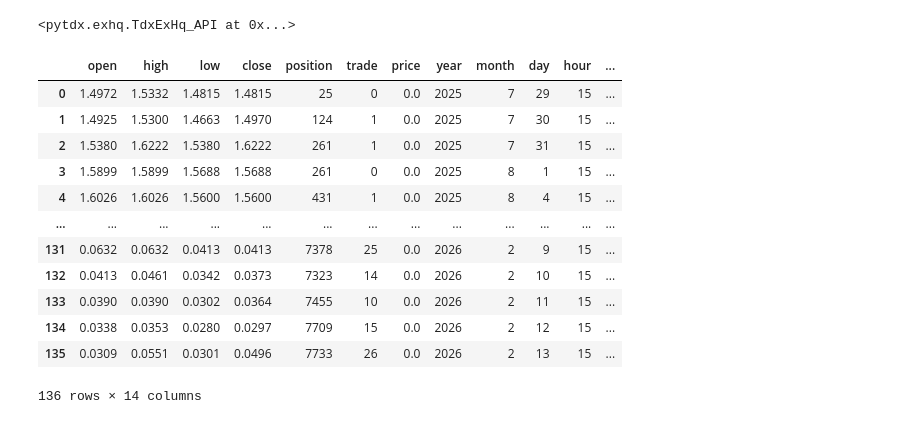
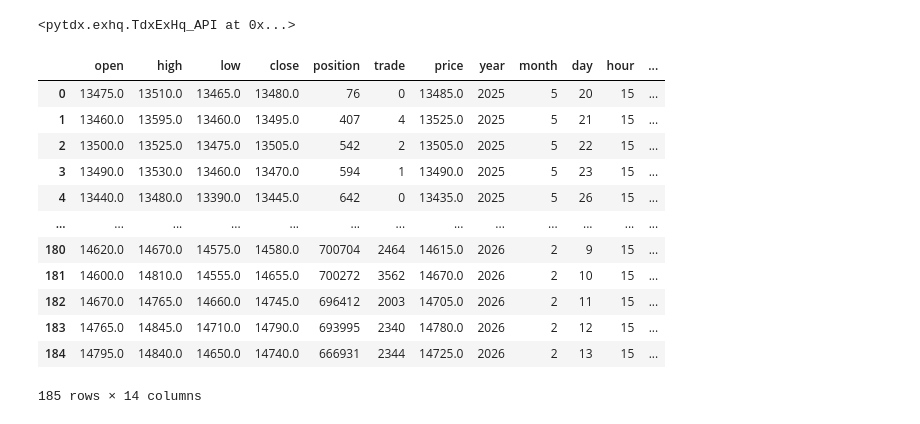
Before and after one commit to u588/app, a Jupyter notebook: AiStock/tdxFS.ipynb, the cells around one changed output. Drawn from its saved outputs; the diff is of its cells as text; code cells hidden in the pictures.

```diff
--- a/AiStock/tdxFS.ipynb
+++ b/AiStock/tdxFS.ipynb
@@ -130,21 +130,21 @@ eapi.connect('47.112.95.207', 7720)
 # %% [output]
 <pytdx.exhq.TdxExHq_API at 0x...>
 # %%
-api.to_df(eapi.get_instrument_bars(9,8, '10009748', 0, 690))
+api.to_df(eapi.get_instrument_bars(9,28, 'CF2605', 0, 690))
 # %% [output]
 |  | open | high | low | close | position | trade | price | year | month | day | hour | ... |
-| 0 | 1.4972 | 1.5332 | 1.4815 | 1.4815 | 25 | 0 | 0.0 | 2025 | 7 | 29 | 15 | ... |
-| 1 | 1.4925 | 1.5300 | 1.4663 | 1.4970 | 124 | 1 | 0.0 | 2025 | 7 | 30 | 15 | ... |
-| 2 | 1.5380 | 1.6222 | 1.5380 | 1.6222 | 261 | 1 | 0.0 | 2025 | 7 | 31 | 15 | ... |
-| 3 | 1.5899 | 1.5899 | 1.5688 | 1.5688 | 261 | 0 | 0.0 | 2025 | 8 | 1 | 15 | ... |
-| 4 | 1.6026 | 1.6026 | 1.5600 | 1.5600 | 431 | 1 | 0.0 | 2025 | 8 | 4 | 15 | ... |
+| 0 | 13475.0 | 13510.0 | 13465.0 | 13480.0 | 76 | 0 | 13485.0 | 2025 | 5 | 20 | 15 | ... |
+| 1 | 13460.0 | 13595.0 | 13460.0 | 13495.0 | 407 | 4 | 13525.0 | 2025 | 5 | 21 | 15 | ... |
+| 2 | 13500.0 | 13525.0 | 13475.0 | 13505.0 | 542 | 2 | 13505.0 | 2025 | 5 | 22 | 15 | ... |
+| 3 | 13490.0 | 13530.0 | 13460.0 | 13470.0 | 594 | 1 | 13490.0 | 2025 | 5 | 23 | 15 | ... |
+| 4 | 13440.0 | 13480.0 | 13390.0 | 13445.0 | 642 | 0 | 13435.0 | 2025 | 5 | 26 | 15 | ... |
 | ... | ... | ... | ... | ... | ... | ... | ... | ... | ... | ... | ... | ... |
-| 131 | 0.0632 | 0.0632 | 0.0413 | 0.0413 | 7378 | 25 | 0.0 | 2026 | 2 | 9 | 15 | ... |
-| 132 | 0.0413 | 0.0461 | 0.0342 | 0.0373 | 7323 | 14 | 0.0 | 2026 | 2 | 10 | 15 | ... |
-| 133 | 0.0390 | 0.0390 | 0.0302 | 0.0364 | 7455 | 10 | 0.0 | 2026 | 2 | 11 | 15 | ... |
-| 134 | 0.0338 | 0.0353 | 0.0280 | 0.0297 | 7709 | 15 | 0.0 | 2026 | 2 | 12 | 15 | ... |
-| 135 | 0.0309 | 0.0551 | 0.0301 | 0.0496 | 7733 | 26 | 0.0 | 2026 | 2 | 13 | 15 | ... |
+| 180 | 14620.0 | 14670.0 | 14575.0 | 14580.0 | 700704 | 2464 | 14615.0 | 2026 | 2 | 9 | 15 | ... |
+| 181 | 14600.0 | 14810.0 | 14555.0 | 14655.0 | 700272 | 3562 | 14670.0 | 2026 | 2 | 10 | 15 | ... |
+| 182 | 14670.0 | 14765.0 | 14660.0 | 14745.0 | 696412 | 2003 | 14705.0 | 2026 | 2 | 11 | 15 | ... |
+| 183 | 14765.0 | 14845.0 | 14710.0 | 14790.0 | 693995 | 2340 | 14780.0 | 2026 | 2 | 12 | 15 | ... |
+| 184 | 14795.0 | 14840.0 | 14650.0 | 14740.0 | 666931 | 2344 | 14725.0 | 2026 | 2 | 13 | 15 | ... |
-136 rows × 14 columns
+185 rows × 14 columns
 # %%
 a = pd.read_excel('/home/ts/app/AiStock/indexAi.xlsx')
 b = pd.read_excel('/home/ts/app/AiStock/indexAii.xlsx')
```
Also changed, not shown: 1 other file.
